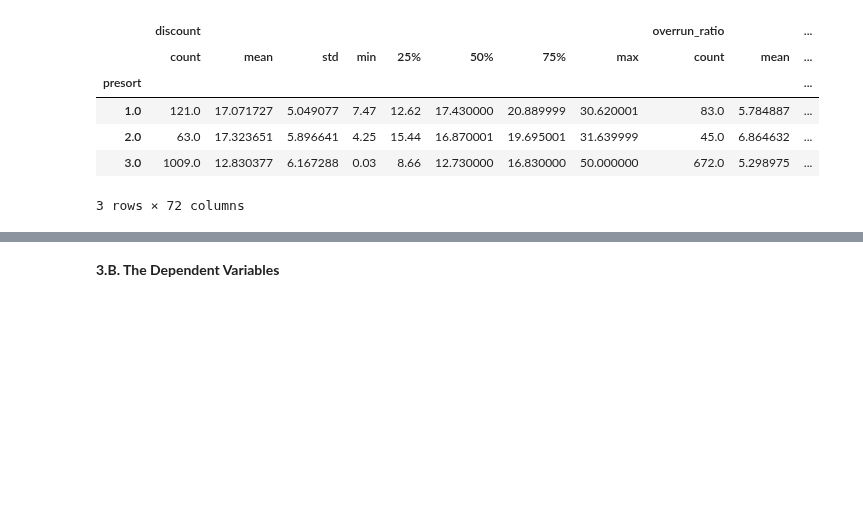
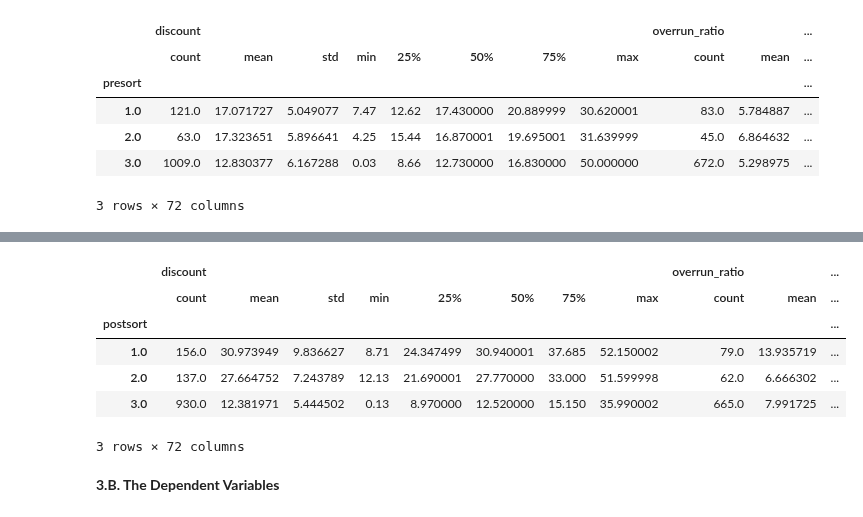
Before and after one commit to huiren-j/Replication-of-Decarolis-2014-, a Jupyter notebook: project_HyeinJeong.ipynb, the cells around one changed output, grey strips where cells are left out. Cells and saved outputs as stored; diff of their text form; code cells hidden in the pictures; blank space fills up the shorter version.

```diff
--- a/project_HyeinJeong.ipynb
+++ b/project_HyeinJeong.ipynb
@@ -221,3 +269,14 @@ df.groupby('presort')[['discount', 'overrun_ratio', 'delay_ratio', 'days_to_awar
+# %%
+#descriptive for postsort
+df_post.groupby('postsort')[['discount', 'overrun_ratio', 'delay_ratio', 'days_to_award', 'reserve_price',  'n_bidders', 'population', 'experience', 'fiscal_efficiency']].describe()
+# %% [output]
+|  | discount |  |  |  |  |  |  |  | overrun_ratio |  | ... |
+|  | count | mean | std | min | 25% | 50% | 75% | max | count | mean | ... |
+| postsort |  |  |  |  |  |  |  |  |  |  | ... |
+| 1.0 | 156.0 | 30.973949 | 9.836627 | 8.71 | 24.347499 | 30.940001 | 37.685 | 52.150002 | 79.0 | 13.935719 | ... |
+| 2.0 | 137.0 | 27.664752 | 7.243789 | 12.13 | 21.690001 | 27.770000 | 33.000 | 51.599998 | 62.0 | 6.666302 | ... |
+| 3.0 | 930.0 | 12.381971 | 5.444502 | 0.13 | 8.970000 | 12.520000 | 15.150 | 35.990002 | 665.0 | 7.991725 | ... |
+3 rows × 72 columns
 # %% [markdown]
 **3.B. The Dependent Variables**
 # %% [markdown]
```
Also changed, not shown: parts of 3 cells of this notebook, 1 other file.
